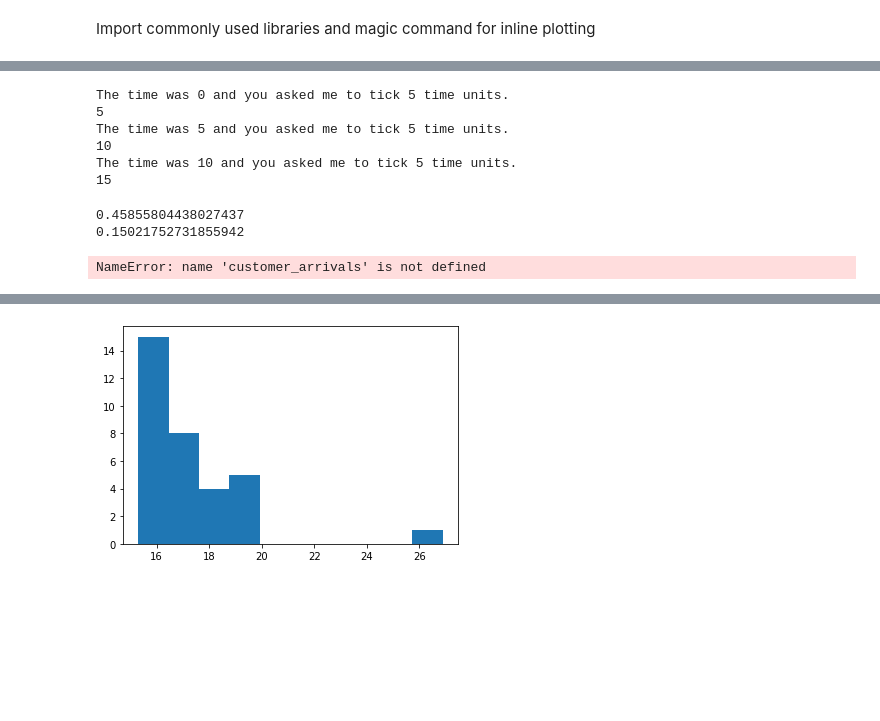
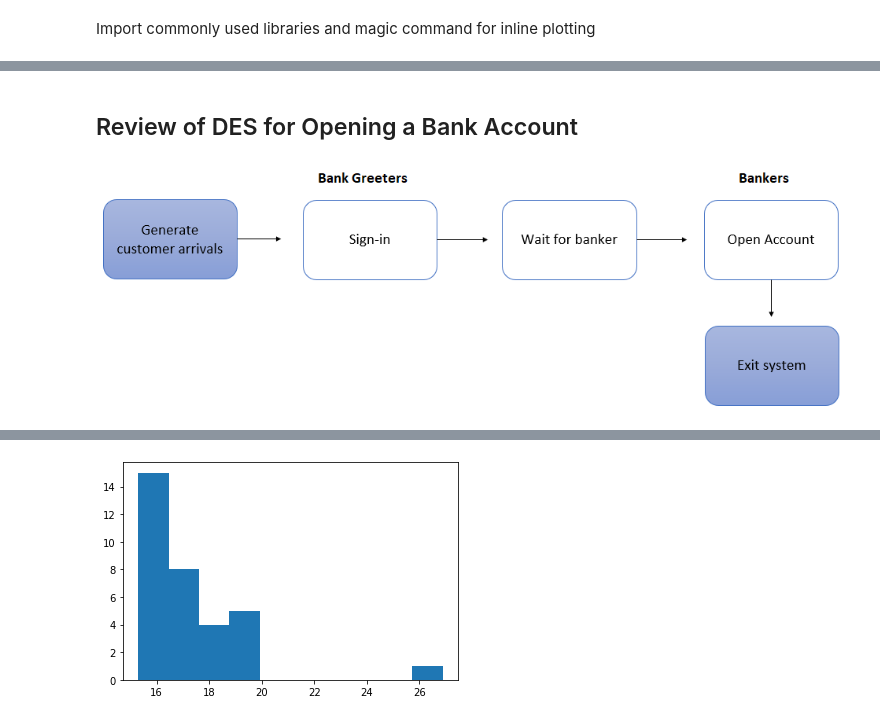
Before and after one commit to slbrooks/homework3, a Jupyter notebook: homework3_sb.ipynb, the cells around one changed output, grey strips where cells are left out. Drawn from its saved outputs; the diff is of its cells as text; code cells hidden in the pictures; blank space fills up the shorter version.

```diff
--- a/homework3_sb.ipynb
+++ b/homework3_sb.ipynb
@@ -43,34 +26,0 @@ def simple_clock(tick_size):
-# %%
-clock = simple_clock(5)
-print(next(clock))
-print(next(clock))
-print(next(clock))
-# %% [output]
-The time was 0 and you asked me to tick 5 time units.
-5
-The time was 5 and you asked me to tick 5 time units.
-10
-The time was 10 and you asked me to tick 5 time units.
-15
-# %%
-# Random number generator
-rg = default_rng(seed=4470)
-print(rg.random())
-print(rg.random())
-# %% [output]
-0.45855804438027437
-0.15021752731855942
-# %%
-# Initialize a simulation environment
-env1 = simpy.Environment()
-
-# Create a process generator and start it and add it to the env
-# env.process() starts the patient_arrivals process and adds it to the environment
-runtime = 25
-interarrival_time = 3.0
-env1.process(customer_arrivals(env1, interarrival_time))
-
-# Run the simulation
-env1.run(until=runtime)
-# %% [output]
-NameError: name 'customer_arrivals' is not defined
@@ -83,0 +27,6 @@ rv_expon = expon(scale=mean_interarrival_time)
+# %% [markdown]
+## Review of DES for Opening a Bank Account
+# %%
+Image("images/bankflow.png")
+# %% [output]
+[figure, added]
```
Also changed, not shown: parts of 22 cells of this notebook, 4 other files.
